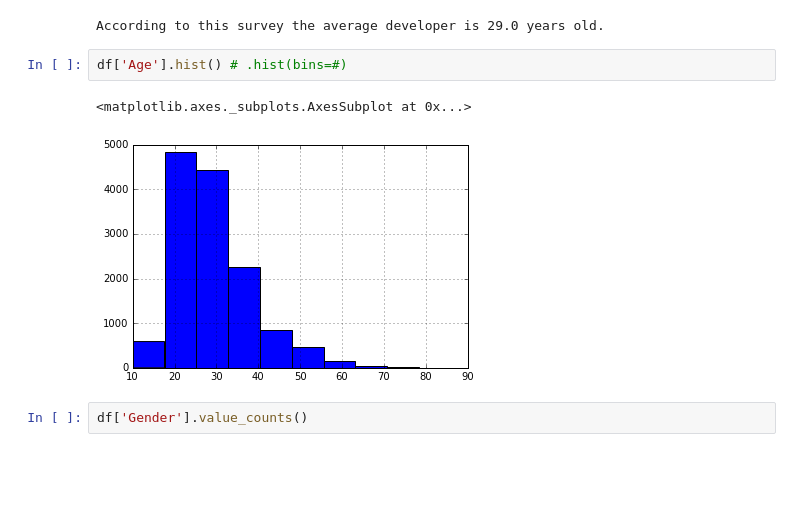
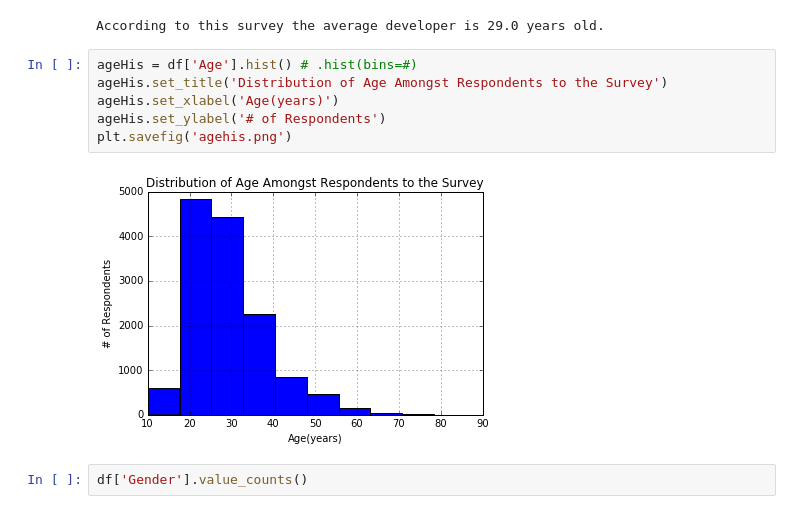
Before and after one commit to freeCodeCamp/2016-new-coder-survey, a Jupyter notebook: New Coders Data Analysis.ipynb, the cells around one changed output. Cells and saved outputs as stored; diff of their text form; blank space fills up the shorter version.

```diff
--- a/New Coders Data Analysis.ipynb
+++ b/New Coders Data Analysis.ipynb
@@ -25,11 +25,14 @@ Who does this data represent? Age? Gender breakdown?
 print("According to this survey the average developer is", round(df['Age'].mean()), "years old.")
 # %% [output]
 According to this survey the average developer is 29.0 years old.
-# %%
-df['Age'].hist() # .hist(bins=#)
-# %% [output]
-<matplotlib.axes._subplots.AxesSubplot at 0x...>
-[figure, removed]
+# %%
+ageHis = df['Age'].hist() # .hist(bins=#)
+ageHis.set_title('Distribution of Age Amongst Respondents to the Survey')
+ageHis.set_xlabel('Age(years)')
+ageHis.set_ylabel('# of Respondents')
+plt.savefig('agehis.png')
+# %% [output]
+[figure, added]
 # %%
 df['Gender'].value_counts()
 # %% [output]
```
Also changed, not shown: parts of 8 cells of this notebook, 6 other files.
